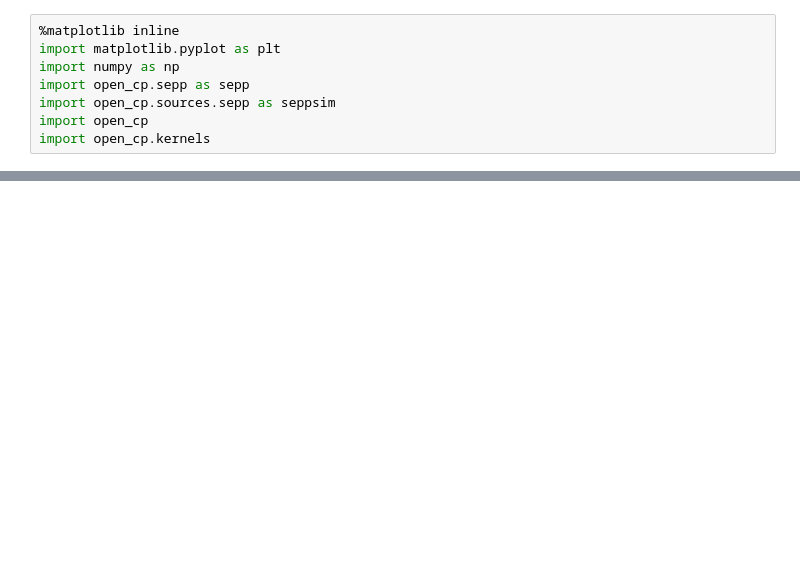
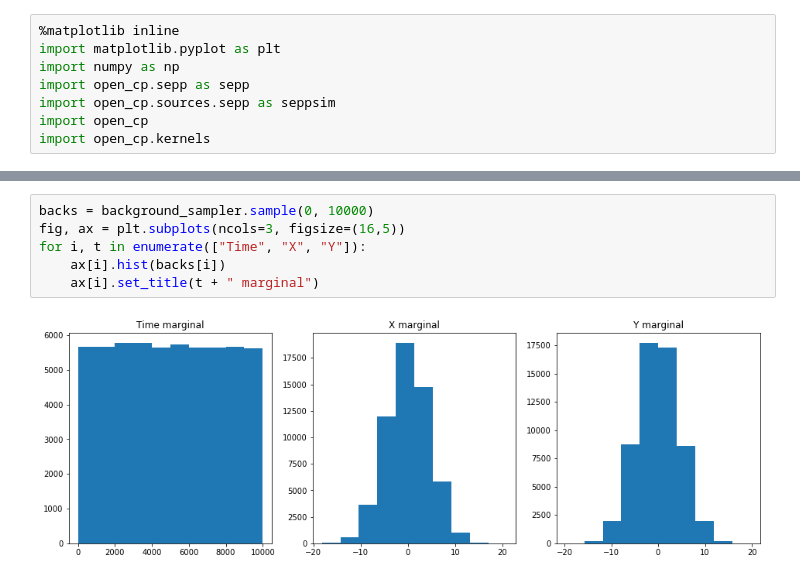
Before and after one commit to QuantCrimAtLeeds/PredictCode, a Jupyter notebook: sepp_testbed.ipynb, the cells around one changed output, grey strips where cells are left out. Saved outputs shown, nothing was run; the diff lists cells and outputs as text; blank space fills up the shorter version.

```diff
--- a/sepp_testbed.ipynb
+++ b/sepp_testbed.ipynb
@@ -16,0 +25,8 @@ sampler = seppsim.SelfExcitingPointProcess(region, background_sampler, trigger_s
+# %%
+backs = background_sampler.sample(0, 10000)
+fig, ax = plt.subplots(ncols=3, figsize=(16,5))
+for i, t in enumerate(["Time", "X", "Y"]):
+    ax[i].hist(backs[i])
+    ax[i].set_title(t + " marginal")
+# %% [output]
+[figure, added]
```
Also changed, not shown: parts of 21 cells of this notebook, 4 other files.
